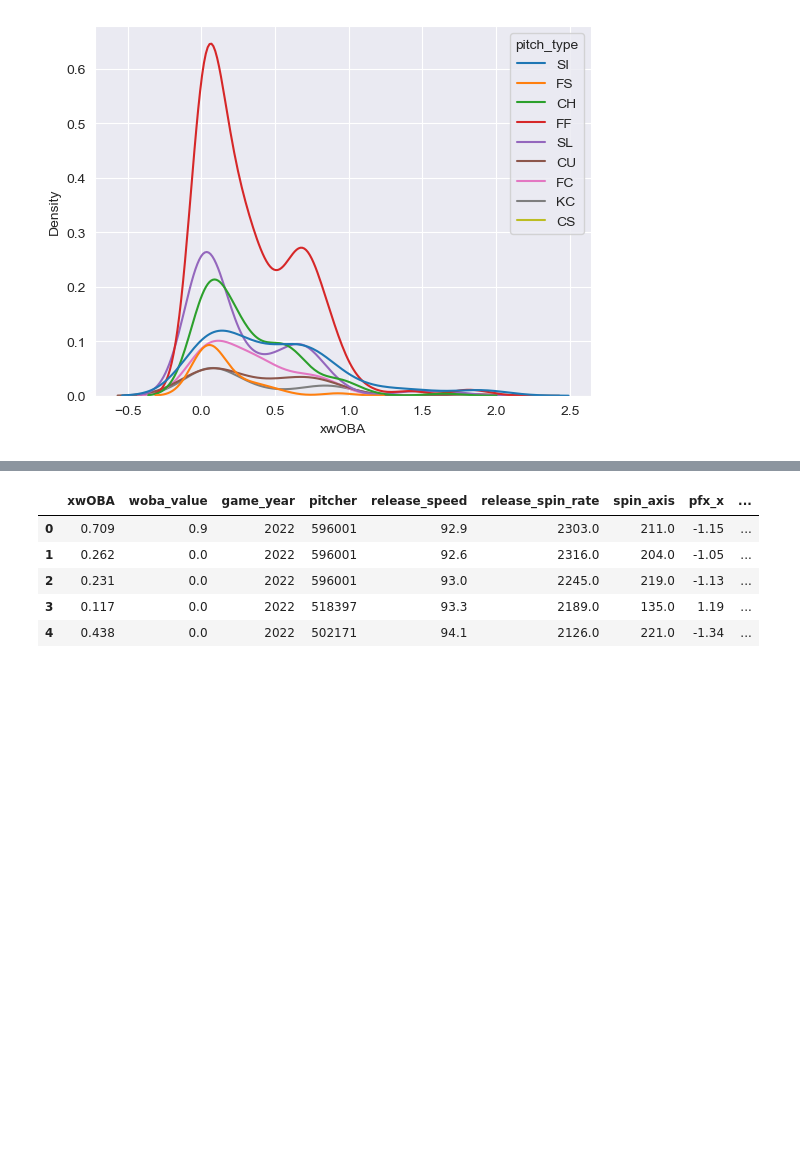
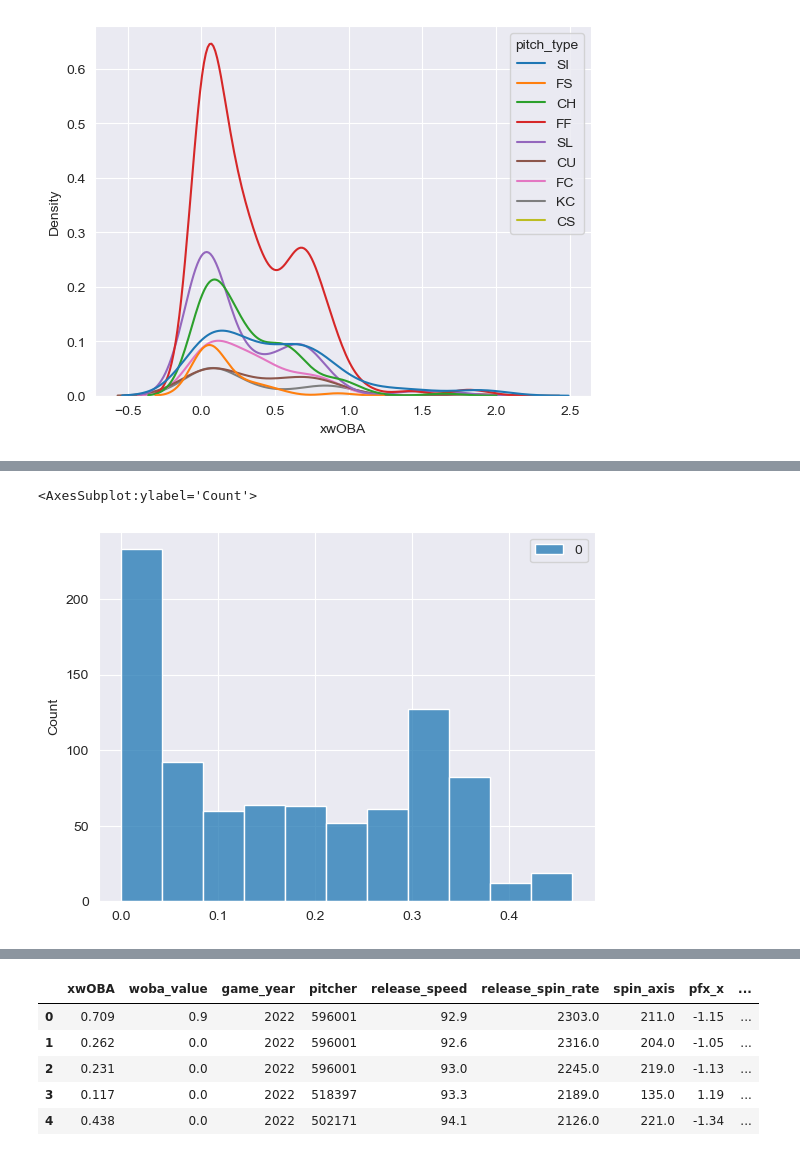
Before and after one commit to trpubz/DBacksAnalysis, a Jupyter notebook: 3Data Preparation/DataPrep.ipynb, the cells around one changed output, grey strips where cells are left out. Drawn from its saved outputs; the diff is of its cells as text; code cells hidden in the pictures; blank space fills up the shorter version.

```diff
--- a/3Data Preparation/DataPrep.ipynb
+++ b/3Data Preparation/DataPrep.ipynb
@@ -97,0 +102,13 @@ sns.kdeplot(marte_vs.xwOBA, hue=marte_vs.pitch_type)
+# %%
+from sklearn.preprocessing import PowerTransformer
+
+# Yeo-Johnson transformation of output
+pt_out = PowerTransformer(standardize=False)
+# extract target and convert to 1D array
+y_xwOBA = marte_vs.xwOBA.to_numpy().reshape(-1, 1)
+# transformation
+trx_xwOBA = pt_out.fit_transform(y_xwOBA)
+sns.histplot(trx_xwOBA)
+# %% [output]
+<AxesSubplot:ylabel='Count'>
+[figure, added]
```
Also changed, not shown: parts of 11 cells of this notebook.
